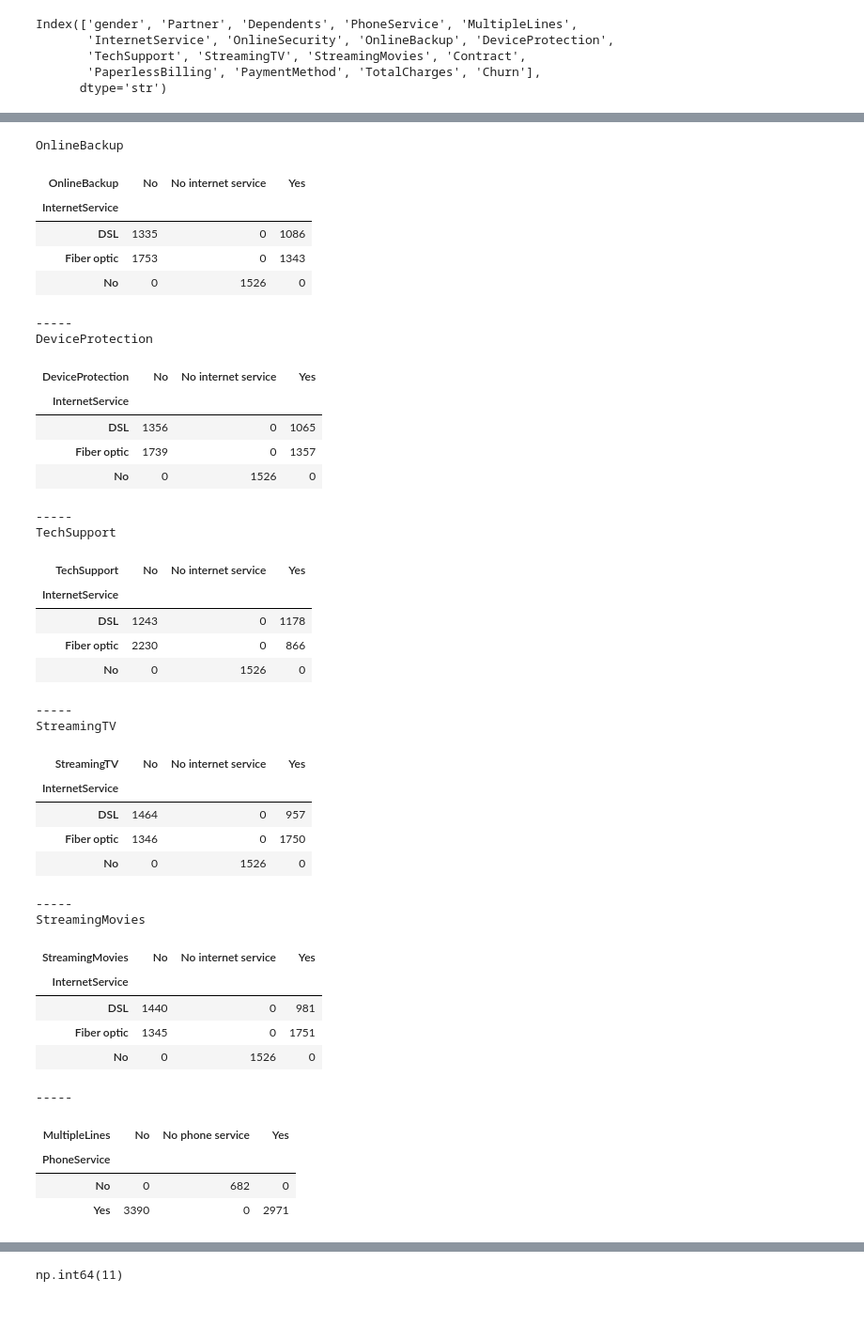
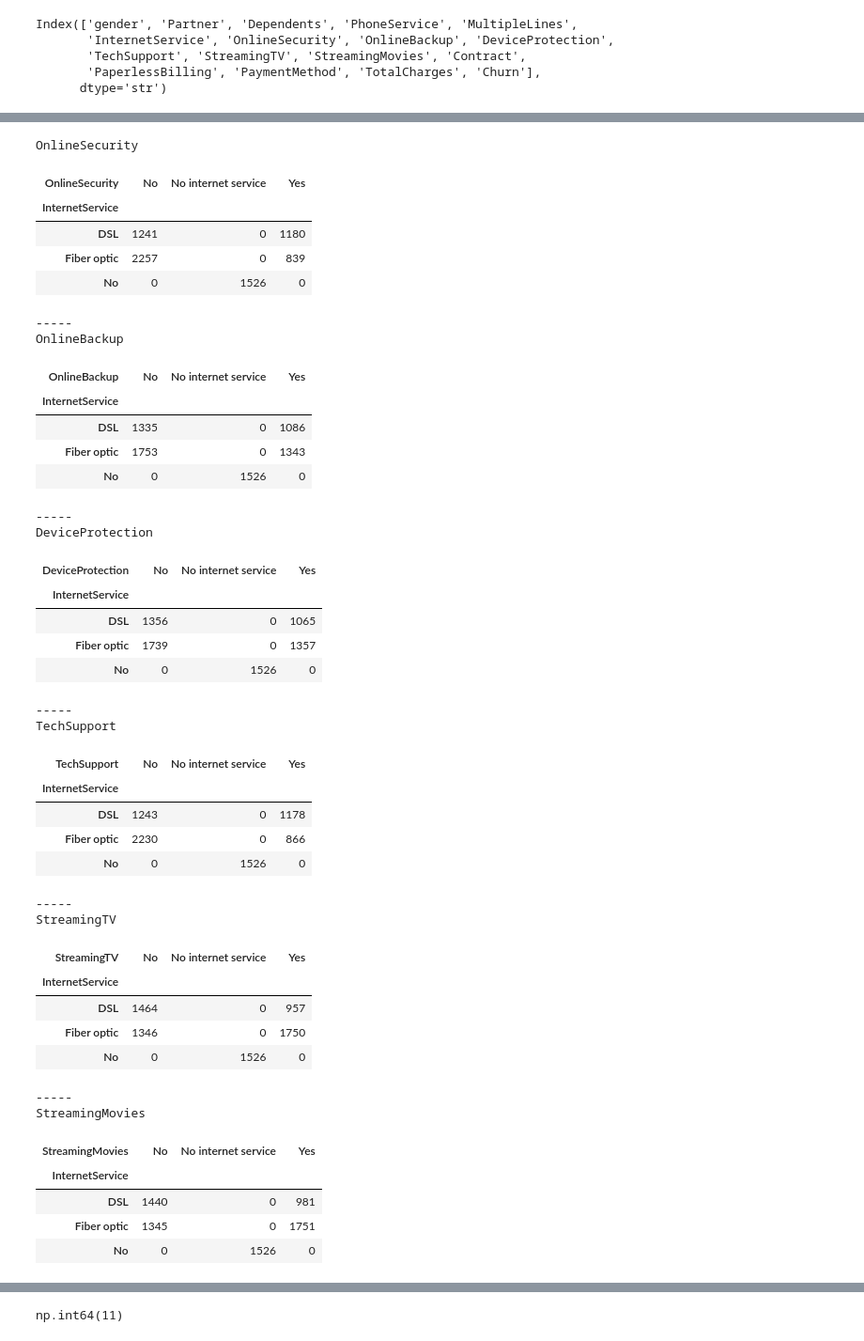
Before and after one commit to martynawieruszewska/ml-serving-monitoring-pipeline, a Jupyter notebook: notebooks/01_eda.ipynb, the cells around one changed output, grey strips where cells are left out. Shown at 94% size. Cells and saved outputs as stored; diff of their text form; code cells hidden in the pictures; blank space fills up the shorter version.

```diff
--- a/notebooks/01_eda.ipynb
+++ b/notebooks/01_eda.ipynb
@@ -100,52 +106,54 @@ Yes    1869
 Name: count, dtype: int64
 ---------
 # %%
-service_columns = ["OnlineBackup", "DeviceProtection", "TechSupport",
+service_columns = ["OnlineSecurity", "OnlineBackup", "DeviceProtection", "TechSupport",
                    "StreamingTV", "StreamingMovies"]
 
 for col in service_columns:
     print(col)
     display(pd.crosstab(df["InternetService"], df[col]))
     print("-----")
 
 pd.crosstab(df["PhoneService"], df["MultipleLines"])
 # %% [output]
-OnlineBackup
+OnlineSecurity
-| OnlineBackup | No | No internet service | Yes |
+| OnlineSecurity | No | No internet service | Yes |
 | InternetService |  |  |  |
-| DSL | 1335 | 0 | 1086 |
-| Fiber optic | 1753 | 0 | 1343 |
+| DSL | 1241 | 0 | 1180 |
+| Fiber optic | 2257 | 0 | 839 |
 | No | 0 | 1526 | 0 |
 -----
-DeviceProtection
+OnlineBackup
-| DeviceProtection | No | No internet service | Yes |
+| OnlineBackup | No | No internet service | Yes |
 | InternetService |  |  |  |
-| DSL | 1356 | 0 | 1065 |
-| Fiber optic | 1739 | 0 | 1357 |
+| DSL | 1335 | 0 | 1086 |
+| Fiber optic | 1753 | 0 | 1343 |
 | No | 0 | 1526 | 0 |
 -----
-TechSupport
+DeviceProtection
-| TechSupport | No | No internet service | Yes |
+| DeviceProtection | No | No internet service | Yes |
 | InternetService |  |  |  |
-| DSL | 1243 | 0 | 1178 |
-| Fiber optic | 2230 | 0 | 866 |
+| DSL | 1356 | 0 | 1065 |
+| Fiber optic | 1739 | 0 | 1357 |
 | No | 0 | 1526 | 0 |
 -----
-StreamingTV
+TechSupport
-| StreamingTV | No | No internet service | Yes |
+| TechSupport | No | No internet service | Yes |
 | InternetService |  |  |  |
-| DSL | 1464 | 0 | 957 |
-| Fiber optic | 1346 | 0 | 1750 |
+| DSL | 1243 | 0 | 1178 |
+| Fiber optic | 2230 | 0 | 866 |
 | No | 0 | 1526 | 0 |
 -----
-StreamingMovies
+StreamingTV
-| StreamingMovies | No | No internet service | Yes |
+| StreamingTV | No | No internet service | Yes |
 | InternetService |  |  |  |
-| DSL | 1440 | 0 | 981 |
-| Fiber optic | 1345 | 0 | 1751 |
+| DSL | 1464 | 0 | 957 |
+| Fiber optic | 1346 | 0 | 1750 |
 | No | 0 | 1526 | 0 |
 -----
+StreamingMovies
-| MultipleLines | No | No phone service | Yes |
-| PhoneService |  |  |  |
-| No | 0 | 682 | 0 |
-| Yes | 3390 | 0 | 2971 |
+| StreamingMovies | No | No internet service | Yes |
+| InternetService |  |  |  |
+| DSL | 1440 | 0 | 981 |
+| Fiber optic | 1345 | 0 | 1751 |
+| No | 0 | 1526 | 0 |
```
Also changed, not shown: parts of 9 cells of this notebook.
